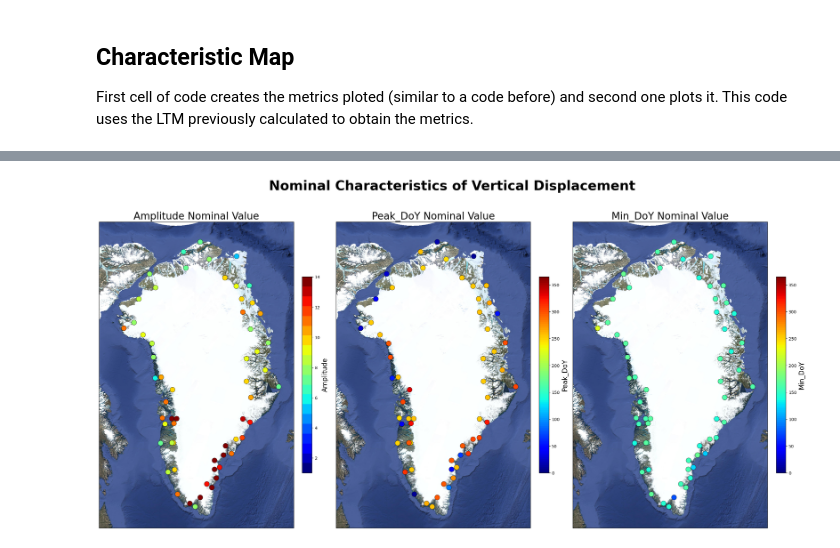
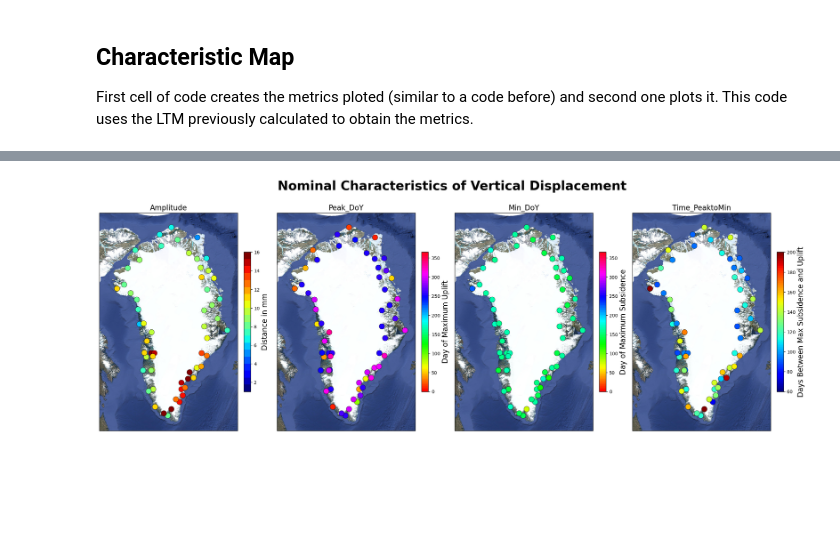
Before and after one commit to diegorvar/signal-processing-enu, a Jupyter notebook: FinalizedCode.ipynb, the cells around one changed output, grey strips where cells are left out. Saved outputs shown, nothing was run; the diff lists cells and outputs as text; code cells hidden in the pictures; blank space fills up the shorter version.

```diff
--- a/FinalizedCode.ipynb
+++ b/FinalizedCode.ipynb
@@ -877,47 +926,68 @@ df_metricsavg = pd.DataFrame(recordsavg)
 # %%
 tiler = GoogleTiles(style="satellite") # Opens Satellite Image
 
-fig, ax = plt.subplots(1,3, figsize=(24, 13), sharey=True, subplot_kw={'projection': ccrs.Stereographic(central_longitude=-50)}) ## Creates subplots
+fig, ax = plt.subplots(1,4, figsize=(22, 8.5), sharey=True, subplot_kw={'projection': ccrs.Stereographic(central_longitude=-50)}) ## Creates subplots
 
 extent = [-65, -27, 58, 85]
 
 Disp = 'Vertical'
-Metrics = ['Amplitude', 'Peak_DoY', 'Min_DoY']
+Metrics = ['Amplitude', 'Peak_DoY', 'Min_DoY', 'Time_PeaktoMin']
 df_sub = df_metricsavg[(df_metricsavg["disp"] == Disp)] # Dataset opens
+Labels = {'Amplitude_StDev': 'Percentage of LTM %', 'Peak_DoY_StDev': 'Standard Deviation in # Days', 'Min_DoY_StDev': 'Standard Deviation in # Days',
+          'Amplitude': 'Distance in mm', 'Peak_DoY': 'Day of Maximum Uplift', 'Min_DoY': 'Day of Maximum Subsidence',
+          'Time_PeaktoMin_StDev':'Days Between Max Subsidence and Uplift (StDev)', 'Time_PeaktoMin' : 'Days Between Max Subsidence and Uplift'}
 
 for a in ax:
     a.set_extent(extent, crs=ccrs.PlateCarree())
     a.add_image(tiler, 6)
 
 for i, Metric in enumerate(Metrics):
     if Metric == 'Amplitude':
             cmap = mpl.colormaps['jet'].resampled(20)
             vmin = 1
-            vmax = 14
+            vmax = 16
             norm = colors.Normalize(vmin=vmin, vmax=vmax)
 
+    elif Metric == 'Amplitude_StDev':
+            cmap = mpl.colormaps['jet'].resampled(50)
+            vmin = 1
+            vmax = 100
+            norm = colors.Normalize(vmin=vmin, vmax=vmax)
+
+    elif Metric in ['Peak_DoY_StDev', 'Min_DoY_StDev', 'Time_PeaktoMin_StDev']:
+        cmap = mpl.colormaps['jet'].resampled(70)
+        vmin = 10
+        vmax = 80
+        norm = colors.Normalize(vmin=vmin, vmax=vmax)
+
+    elif Metric in ['Time_PeaktoMin']:
+        cmap = mpl.colormaps['jet'].resampled(100)
+        vmin = 60
+        vmax = 200
+        norm = colors.Normalize(vmin=vmin, vmax=vmax)
+
     else:
-        cmap = mpl.colormaps['jet'].resampled(100)
+        cmap = mpl.colormaps['hsv'].resampled(100)
         vmin = 0
         vmax = 365
         norm = colors.Normalize(vmin=vmin, vmax=vmax)
 
     for _, row in df_sub.iterrows():
         ax[i].scatter(row["lon"], row["lat"], c=[row[Metric]], cmap=cmap, norm=norm,
         s=150, edgecolor="k",linewidth=0.5, alpha = 1,transform=ccrs.PlateCarree())
 
     sm = mpl.cm.ScalarMappable(cmap=cmap, norm=norm)
     sm.set_array([])
     cbar = fig.colorbar(sm, ax=ax[i], orientation="vertical", fraction=0.046, pad=0.04)
-    cbar.ax.set_ylabel(Metric, fontsize=16)
+    cbar.ax.set_ylabel(Labels[Metric], fontsize=16)
 
-    ax[i].set_title(f'{Metric} Nominal Value', fontsize=24)
+    ax[i].set_title(f'{Metric}', fontsize=16)
 
-fig.suptitle('Nominal Characteristics of Vertical Displacement', fontsize=32, weight='demibold')
+fig.suptitle('Nominal Characteristics of Vertical Displacement', fontsize=28, weight='demibold')
 
 fig.tight_layout(pad=1.14)
 
-plt.savefig('VerticalNominalCharacteristics.png', dpi=500)
+plt.savefig('VerticalNominalCharacteristics.png', dpi=300)
 plt.show()
 # %% [output]
-[figure, old version]
+[figure, new version]
```
Also changed, not shown: parts of 10 cells of this notebook, 6 other files.
